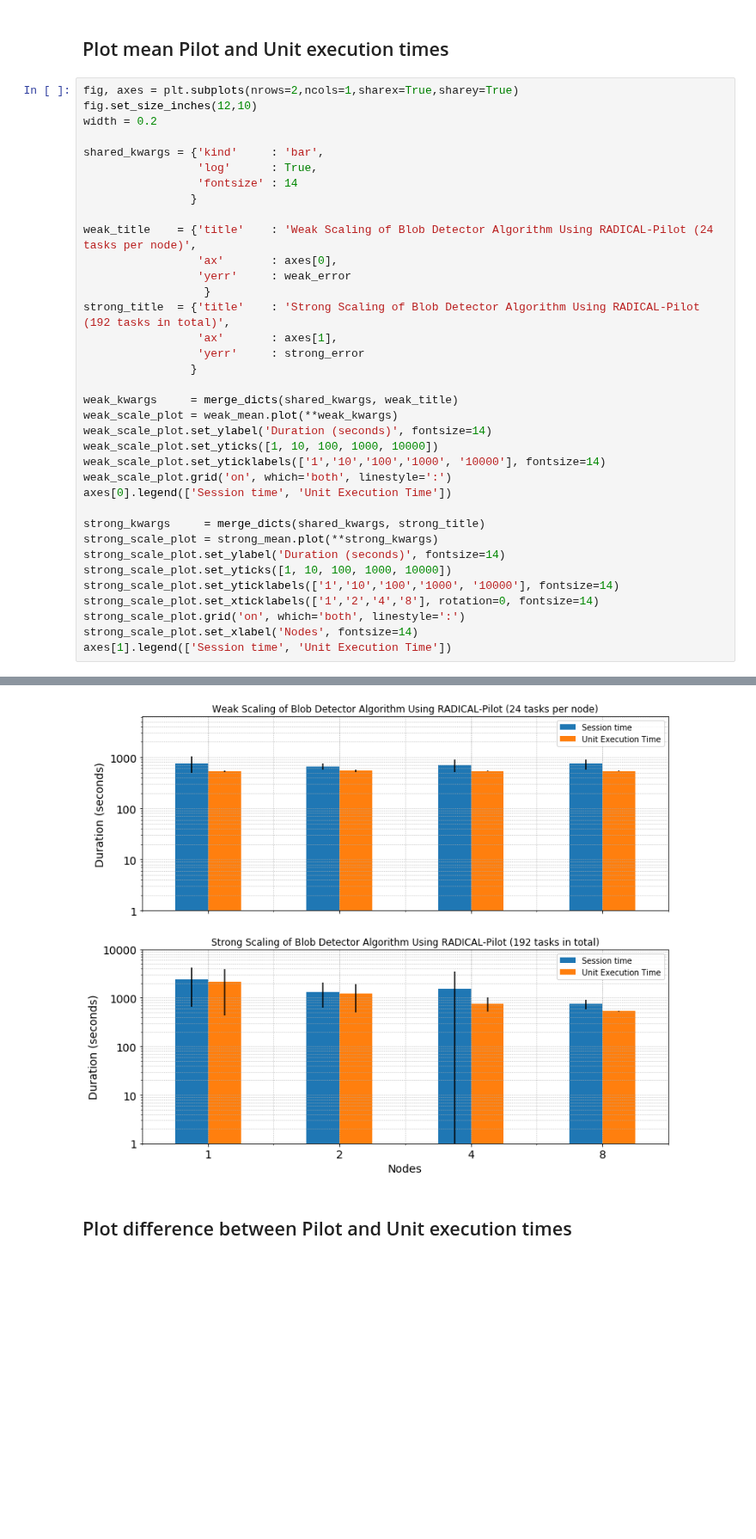
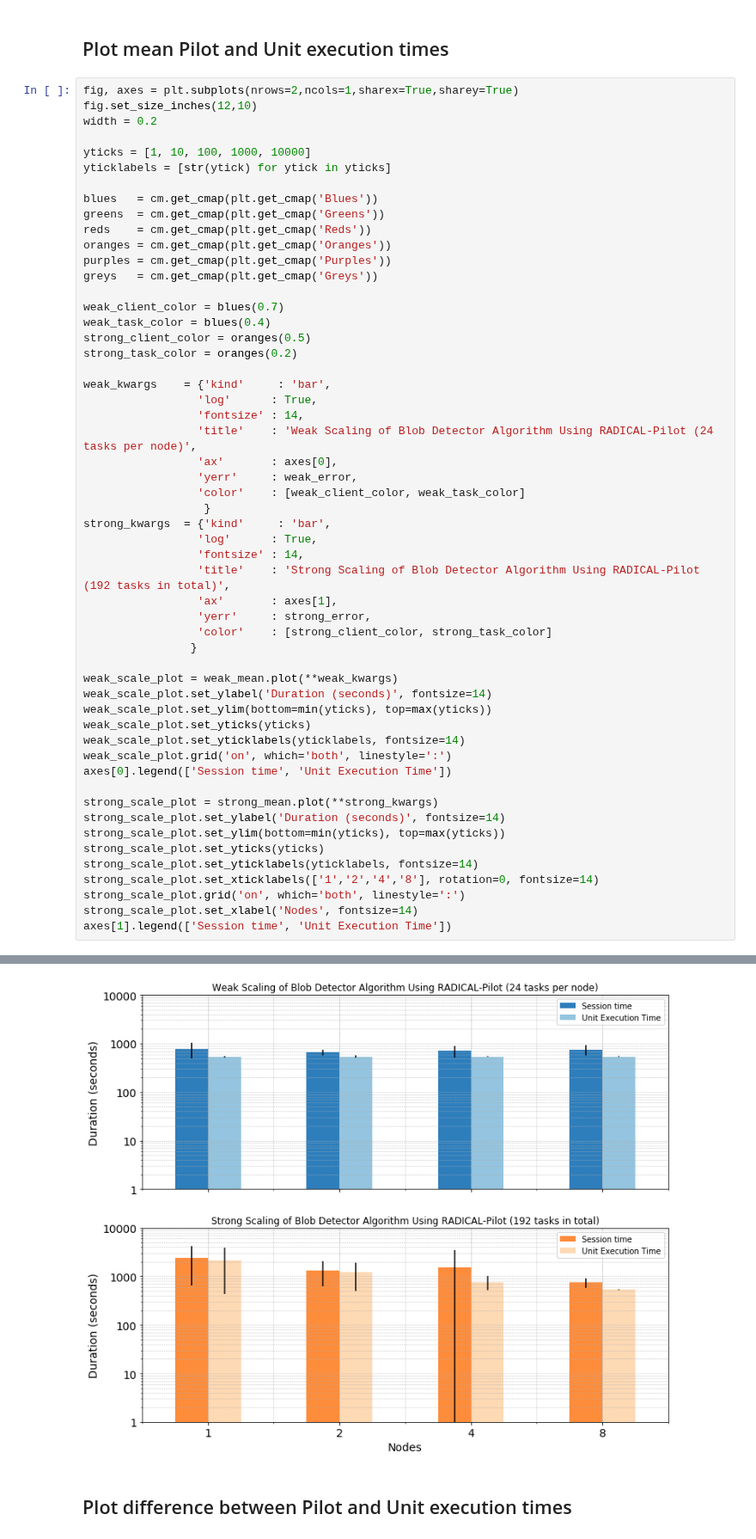
Before and after one commit to radical-experiments/midas_exps, a Jupyter notebook: blobDetector/Vanilla/blobdetector_rp_plots.ipynb, the cells around one changed output, grey strips where cells are left out. Shown at 86% size. Saved outputs shown, nothing was run; the diff lists cells and outputs as text; blank space fills up the shorter version.

Commit message:
change color scheme of scaling plots

```diff
--- a/blobDetector/Vanilla/blobdetector_rp_plots.ipynb
+++ b/blobDetector/Vanilla/blobdetector_rp_plots.ipynb
@@ -55,42 +55,60 @@ strong_diff    = strong_diff.drop(columns=['duration_TTC', 'duration_Units'])
 # %%
 fig, axes = plt.subplots(nrows=2,ncols=1,sharex=True,sharey=True)
 fig.set_size_inches(12,10)
 width = 0.2
 
-shared_kwargs = {'kind'     : 'bar',
+yticks = [1, 10, 100, 1000, 10000]
+yticklabels = [str(ytick) for ytick in yticks]
+
+blues   = cm.get_cmap(plt.get_cmap('Blues'))
+greens  = cm.get_cmap(plt.get_cmap('Greens'))
+reds    = cm.get_cmap(plt.get_cmap('Reds'))
+oranges = cm.get_cmap(plt.get_cmap('Oranges'))
+purples = cm.get_cmap(plt.get_cmap('Purples'))
+greys   = cm.get_cmap(plt.get_cmap('Greys'))
+
+weak_client_color = blues(0.7)
+weak_task_color = blues(0.4)
+strong_client_color = oranges(0.5)
+strong_task_color = oranges(0.2)
+
+weak_kwargs    = {'kind'     : 'bar',
                  'log'      : True,
-                 'fontsize' : 14
+                 'fontsize' : 14,
+                 'title'    : 'Weak Scaling of Blob Detector Algorithm Using RADICAL-Pilot (24 tasks per node)',
+                 'ax'       : axes[0],
+                 'yerr'     : weak_error,
+                 'color'    : [weak_client_color, weak_task_color]
+                  }
+strong_kwargs  = {'kind'     : 'bar',
+                 'log'      : True,
+                 'fontsize' : 14,
+                 'title'    : 'Strong Scaling of Blob Detector Algorithm Using RADICAL-Pilot (192 tasks in total)',
+                 'ax'       : axes[1],
+                 'yerr'     : strong_error,
+                 'color'    : [strong_client_color, strong_task_color]
                 }
 
-weak_title    = {'title'    : 'Weak Scaling of Blob Detector Algorithm Using RADICAL-Pilot (24 tasks per node)',
-                 'ax'       : axes[0],
-                 'yerr'     : weak_error
-                  }
-strong_title  = {'title'    : 'Strong Scaling of Blob Detector Algorithm Using RADICAL-Pilot (192 tasks in total)',
-                 'ax'       : axes[1],
-                 'yerr'     : strong_error
-                }
-
-weak_kwargs     = merge_dicts(shared_kwargs, weak_title)
 weak_scale_plot = weak_mean.plot(**weak_kwargs)
 weak_scale_plot.set_ylabel('Duration (seconds)', fontsize=14)
-weak_scale_plot.set_yticks([1, 10, 100, 1000, 10000])
-weak_scale_plot.set_yticklabels(['1','10','100','1000', '10000'], fontsize=14)
+weak_scale_plot.set_ylim(bottom=min(yticks), top=max(yticks))
+weak_scale_plot.set_yticks(yticks)
+weak_scale_plot.set_yticklabels(yticklabels, fontsize=14)
 weak_scale_plot.grid('on', which='both', linestyle=':')
 axes[0].legend(['Session time', 'Unit Execution Time'])
 
-strong_kwargs     = merge_dicts(shared_kwargs, strong_title)
 strong_scale_plot = strong_mean.plot(**strong_kwargs)
 strong_scale_plot.set_ylabel('Duration (seconds)', fontsize=14)
-strong_scale_plot.set_yticks([1, 10, 100, 1000, 10000])
-strong_scale_plot.set_yticklabels(['1','10','100','1000', '10000'], fontsize=14)
+strong_scale_plot.set_ylim(bottom=min(yticks), top=max(yticks))
+strong_scale_plot.set_yticks(yticks)
+strong_scale_plot.set_yticklabels(yticklabels, fontsize=14)
 strong_scale_plot.set_xticklabels(['1','2','4','8'], rotation=0, fontsize=14)
 strong_scale_plot.grid('on', which='both', linestyle=':')
 strong_scale_plot.set_xlabel('Nodes', fontsize=14)
 axes[1].legend(['Session time', 'Unit Execution Time'])
 # %% [output]
 <matplotlib.legend.Legend at 0x...>
-[figure, old version]
+[figure, new version]
 # %% [markdown]
 ## Plot difference between Pilot and Unit execution times
 # %%
```
